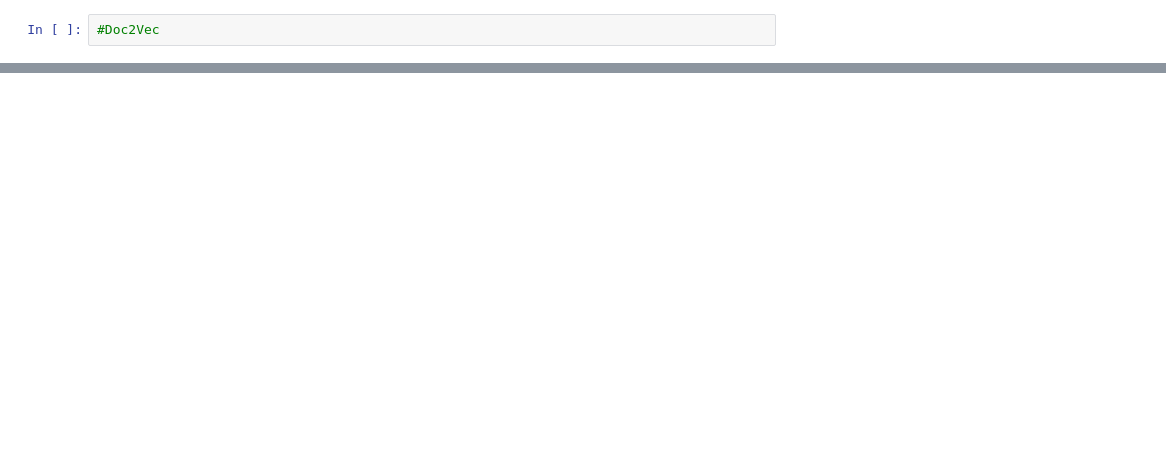
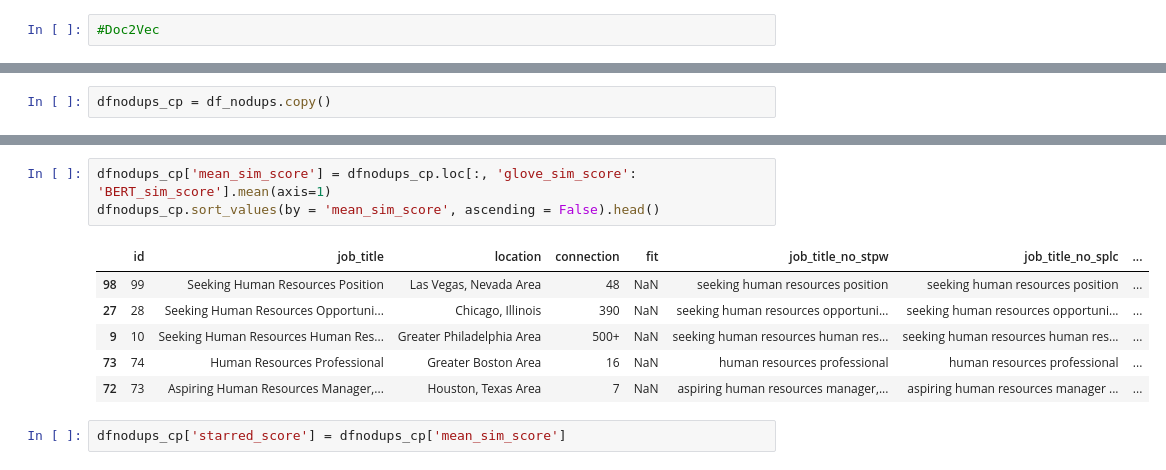
Before and after one commit to vidya2901/wE00VqdcSPq5mT6f, a Jupyter notebook: Potential Talents-doc2vec.ipynb, the cells around one changed output, grey strips where cells are left out. Saved outputs shown, nothing was run; the diff lists cells and outputs as text; blank space fills up the shorter version.

```diff
--- a/Potential Talents-doc2vec.ipynb
+++ b/Potential Talents-doc2vec.ipynb
@@ -393,0 +434,2 @@ df_nodups.sort_values(by ='glove_sim_score', ascending = False).head()
+# %%
+dfnodups_cp = df_nodups.copy()
@@ -393,0 +446,12 @@ df_nodups.sort_values(by ='glove_sim_score', ascending = False).head()
+# %%
+dfnodups_cp['mean_sim_score'] = dfnodups_cp.loc[:, 'glove_sim_score': 'BERT_sim_score'].mean(axis=1)
+dfnodups_cp.sort_values(by = 'mean_sim_score', ascending = False).head()
+# %% [output]
+|  | id | job_title | location | connection | fit | job_title_no_stpw | job_title_no_splc | ... |
+| 98 | 99 | Seeking Human Resources Position | Las Vegas, Nevada Area | 48 | NaN | seeking human resources position | seeking human resources position | ... |
+| 27 | 28 | Seeking Human Resources Opportuni... | Chicago, Illinois | 390 | NaN | seeking human resources opportuni... | seeking human resources opportuni... | ... |
+| 9 | 10 | Seeking Human Resources Human Res... | Greater Philadelphia Area | 500+ | NaN | seeking human resources human res... | seeking human resources human res... | ... |
+| 73 | 74 | Human Resources Professional | Greater Boston Area | 16 | NaN | human resources professional | human resources professional | ... |
+| 72 | 73 | Aspiring Human Resources Manager,... | Houston, Texas Area | 7 | NaN | aspiring human resources manager,... | aspiring human resources manager ... | ... |
+# %%
+dfnodups_cp['starred_score'] = dfnodups_cp['mean_sim_score']
```
Also changed, not shown: parts of 48 cells of this notebook.
